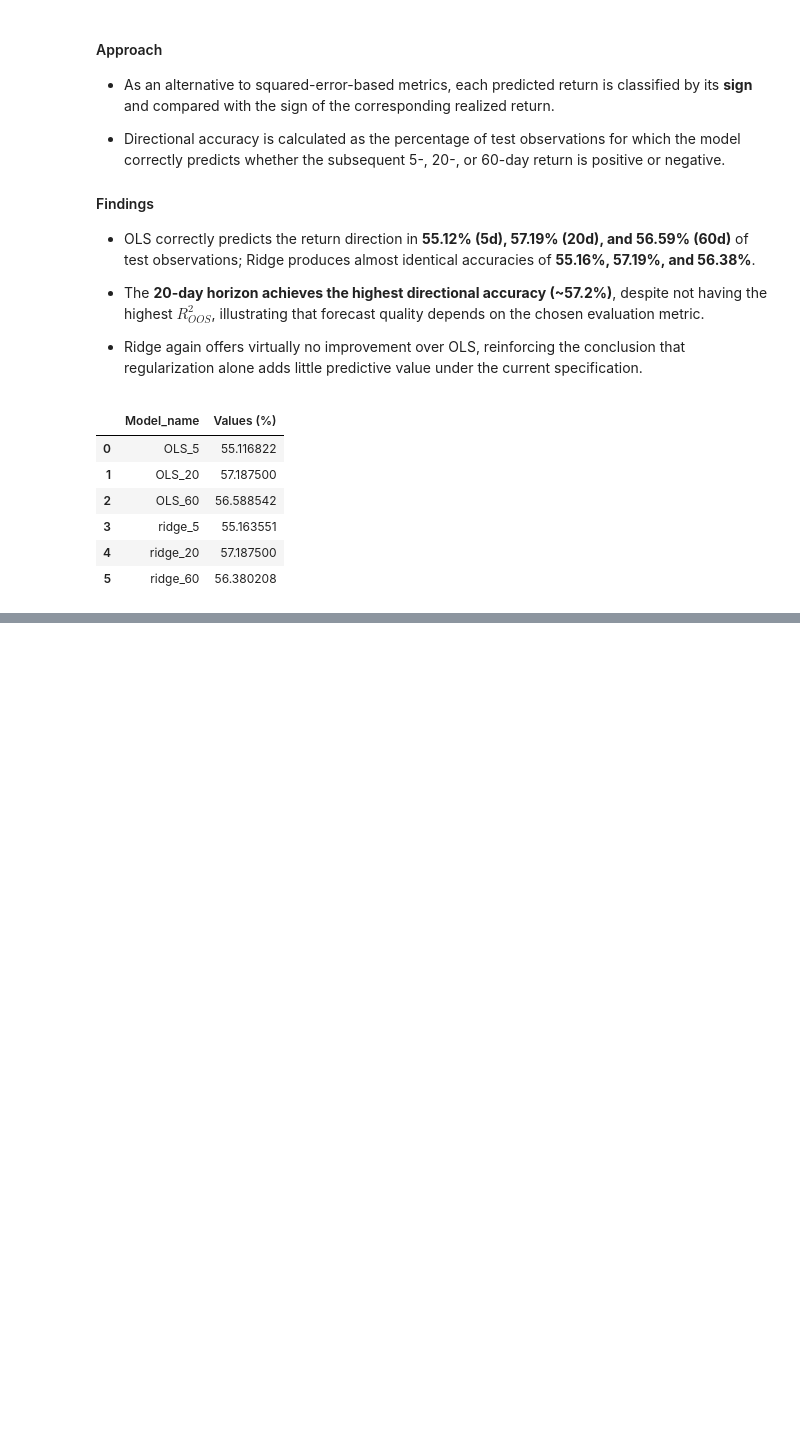
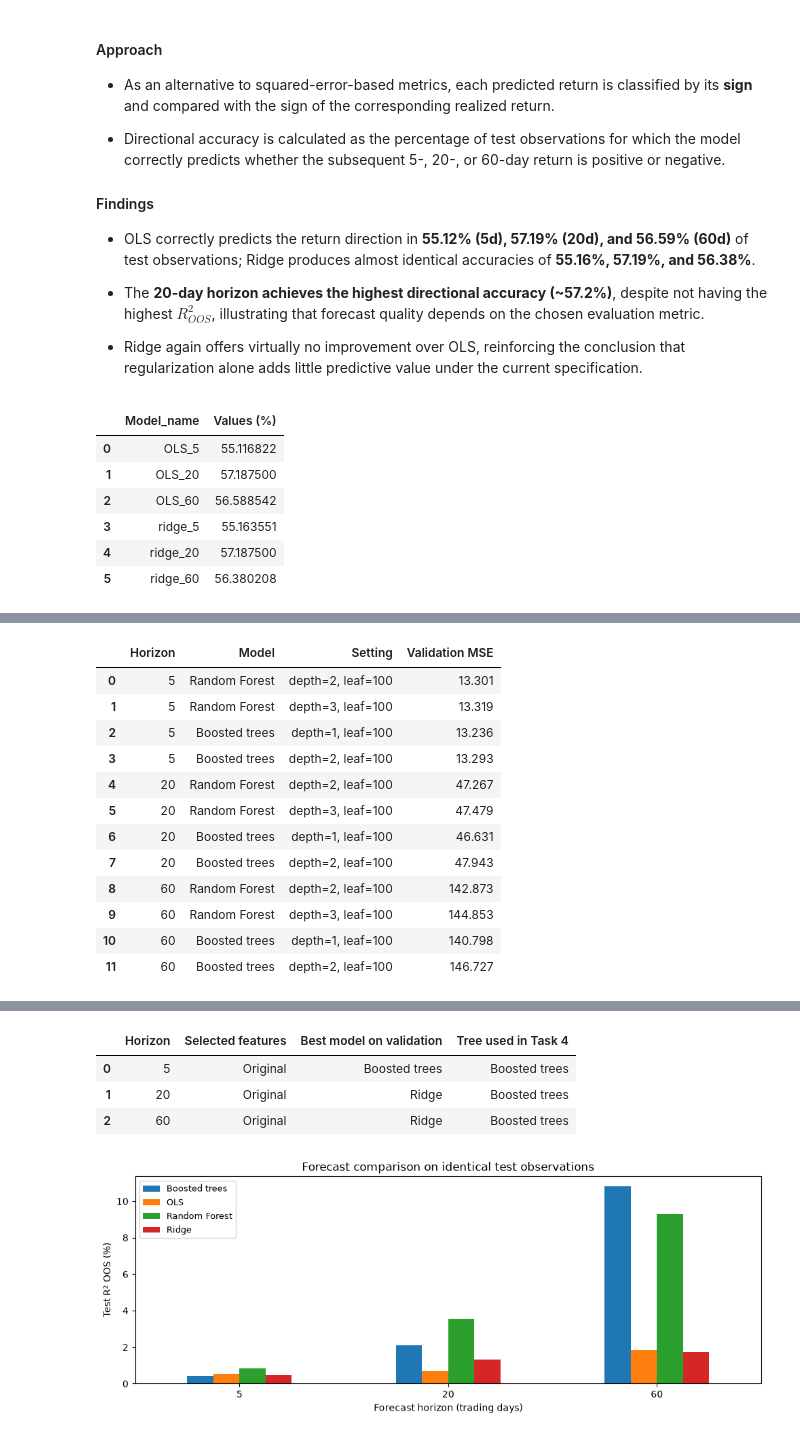
Before and after one commit to henricvsb/Finance-with-Big-Data-Lab-Sessions, a Jupyter notebook: #4/PCLAB#4 - Group 2 - Henricus Bracht Erdem Bayrakcioglu Leonard Fischbach.ipynb, the cells around one changed output, grey strips where cells are left out. Drawn from its saved outputs; the diff is of its cells as text; code cells hidden in the pictures; blank space fills up the shorter version.

```diff
--- a/#4/PCLAB#4 - Group 2 - Henricus Bracht Erdem Bayrakcioglu Leonard Fischbach.ipynb
+++ b/#4/PCLAB#4 - Group 2 - Henricus Bracht Erdem Bayrakcioglu Leonard Fischbach.ipynb
@@ -1271,0 +1541,73 @@ att
+# %%
+tree_tuning_rows = []
+for h in forecast_horizons:
+    target = f"Future_Return_{h}d"
+    columns = selected_features[h]
+    fit, valid, train, test = chronological_split(extended_dfs[h], h)
+    tree_candidates = {
+        "Random Forest": [
+            (f"depth={depth}, leaf=100", RandomForestRegressor(
+                n_estimators=150, max_depth=depth, min_samples_leaf=100,
+                max_features=0.8, random_state=RANDOM_SEED, n_jobs=1))
+            for depth in [2, 3]
+        ],
+        "Boosted trees": [
+            (f"depth={depth}, leaf=100", GradientBoostingRegressor(
+                n_estimators=100, learning_rate=0.03, max_depth=depth,
+                min_samples_leaf=100, random_state=RANDOM_SEED))
+            for depth in [1, 2]
+        ]
+    }
+    for label, candidates in tree_candidates.items():
+        trials = []
+        for setting, estimator in candidates:
+            estimator.fit(fit[columns], fit[target])
+            loss = mean_squared_error(valid[target], estimator.predict(valid[columns]))
+            trials.append((loss, setting, estimator))
+            tree_tuning_rows.append({"Horizon": h, "Model": label, "Setting": setting,
+                                     "Validation MSE": loss})
+        loss, setting, model = min(trials, key=lambda item: item[0])
+        model.fit(train[columns], train[target])
+        prediction = model.predict(test[columns])
+        fitted_models[h][label], test_predictions[h][label] = model, prediction
+        validation_scores[h][label], model_settings[h][label] = loss, setting
+        model_rows.append({"Horizon": h, "Model": label, "Features": selected_feature_names[h],
+                           "Setting": setting, "Validation MSE": loss,
+                           **score_forecast(test[target], prediction)})
+
+model_results = pd.DataFrame(model_rows).sort_values(["Horizon", "Validation MSE"])
+display(pd.DataFrame(tree_tuning_rows).round(3))
+display(model_results.round(3))
+
+selected_tree = {h: min(["Random Forest", "Boosted trees"], key=lambda name: validation_scores[h][name])
+                 for h in forecast_horizons}
+selection = pd.DataFrame([{
+    "Horizon": h, "Selected features": selected_feature_names[h],
+    "Best model on validation": min(validation_scores[h], key=validation_scores[h].get),
+    "Tree used in Task 4": selected_tree[h]
+} for h in forecast_horizons])
+display(selection)
+
+fig, ax = plt.subplots(figsize=(10, 4))
+model_results.pivot(index="Horizon", columns="Model", values="R2_OOS (%)").plot.bar(ax=ax)
+ax.axhline(0, color="black", linewidth=0.8)
+ax.set(xlabel="Forecast horizon (trading days)", ylabel="Test R² OOS (%)",
+       title="Forecast comparison on identical test observations")
+ax.tick_params(axis="x", rotation=0)
+ax.legend(fontsize=9)
+plt.tight_layout()
+plt.show()
+# %% [output]
+|  | Horizon | Model | Setting | Validation MSE |
+| 0 | 5 | Random Forest | depth=2, leaf=100 | 13.301 |
+| 1 | 5 | Random Forest | depth=3, leaf=100 | 13.319 |
+| 2 | 5 | Boosted trees | depth=1, leaf=100 | 13.236 |
+| 3 | 5 | Boosted trees | depth=2, leaf=100 | 13.293 |
+| 4 | 20 | Random Forest | depth=2, leaf=100 | 47.267 |
+| 5 | 20 | Random Forest | depth=3, leaf=100 | 47.479 |
+| 6 | 20 | Boosted trees | depth=1, leaf=100 | 46.631 |
+| 7 | 20 | Boosted trees | depth=2, leaf=100 | 47.943 |
+| 8 | 60 | Random Forest | depth=2, leaf=100 | 142.873 |
+| 9 | 60 | Random Forest | depth=3, leaf=100 | 144.853 |
+| 10 | 60 | Boosted trees | depth=1, leaf=100 | 140.798 |
+| 11 | 60 | Boosted trees | depth=2, leaf=100 | 146.727 |
@@ -1271,0 +1627,5 @@ att
+|  | Horizon | Selected features | Best model on validation | Tree used in Task 4 |
+| 0 | 5 | Original | Boosted trees | Boosted trees |
+| 1 | 20 | Original | Ridge | Boosted trees |
+| 2 | 60 | Original | Ridge | Boosted trees |
+[figure, added]
```
Also changed, not shown: parts of 26 cells of this notebook, 3 other files.
